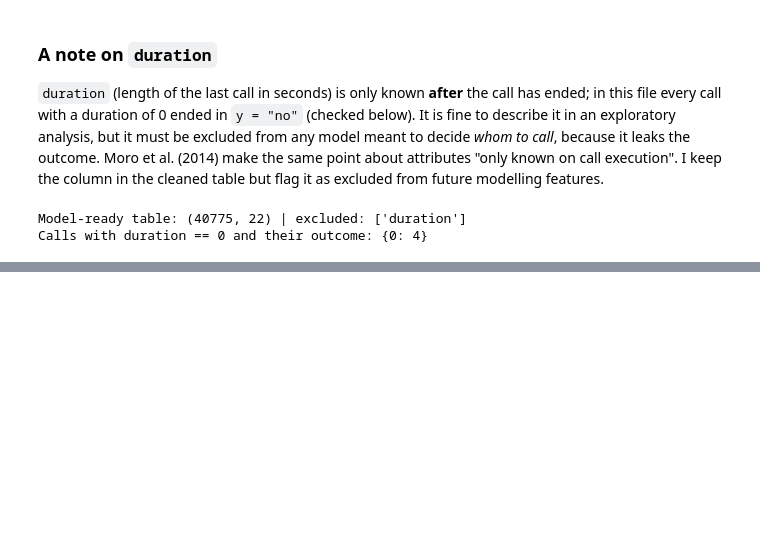
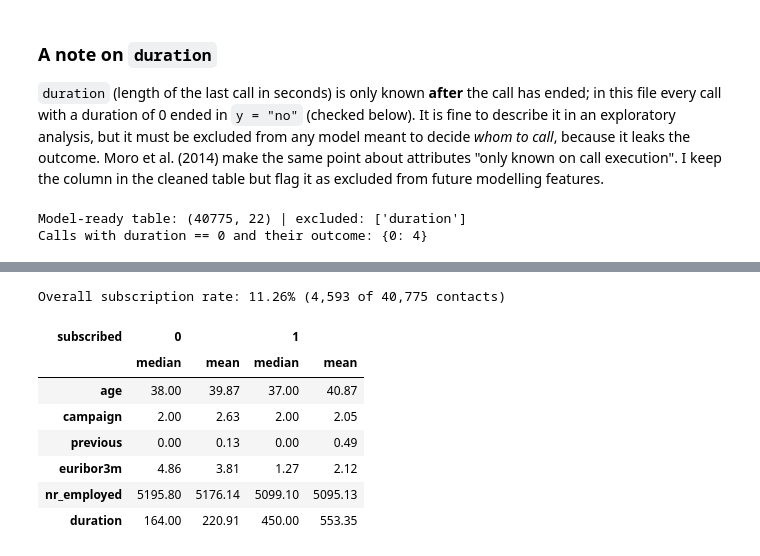
Before and after one commit to Gidarakos/ai-programming-foundations-project, a Jupyter notebook: data_workflow.ipynb, the cells around one changed output, grey strips where cells are left out. Saved outputs shown, nothing was run; the diff lists cells and outputs as text; code cells hidden in the pictures; blank space fills up the shorter version.

```diff
--- a/data_workflow.ipynb
+++ b/data_workflow.ipynb
@@ -352,0 +357,58 @@ Calls with duration == 0 and their outcome: {0: 4}
+# %%
+def summarize_by_outcome(df: pd.DataFrame, cols, target: str = "subscribed") -> pd.DataFrame:
+    """Median and mean of numeric columns for subscribers vs non-subscribers.
+
+    Parameters
+    ----------
+    df : pd.DataFrame
+    cols : list of str
+        Numeric columns to summarise.
+    target : str
+        Binary outcome column.
+
+    Returns
+    -------
+    pd.DataFrame
+        Rows = columns, MultiIndex columns = (statistic, outcome).
+    """
+    return df.groupby(target)[cols].agg(["median", "mean"]).T.unstack().round(2)
+
+
+def subscription_rate_by(df: pd.DataFrame, col: str, target: str = "subscribed", min_count: int = 0) -> pd.DataFrame:
+    """Subscription rate and number of contacts for each level of ``col``.
+
+    Parameters
+    ----------
+    df : pd.DataFrame
+    col : str
+        Grouping column (categorical or discrete numeric).
+    target : str
+        Binary outcome column (1 = subscribed).
+    min_count : int
+        Hide levels with fewer contacts than this.
+
+    Returns
+    -------
+    pd.DataFrame
+        Columns ``contacts`` and ``rate_pct``, sorted by rate (descending).
+    """
+    out = (df.groupby(col, observed=True)[target]
+             .agg(contacts="size", rate="mean")
+             .assign(rate_pct=lambda t: (100 * t["rate"]).round(2))
+             .drop(columns="rate"))
+    return out[out["contacts"] >= min_count].sort_values("rate_pct", ascending=False)
+
+
+overall_rate = 100 * clean["subscribed"].mean()
+print(f"Overall subscription rate: {overall_rate:.2f}% ({clean['subscribed'].sum():,} of {len(clean):,} contacts)")
+summarize_by_outcome(clean, ["age", "campaign", "previous", "euribor3m", "nr_employed", "duration"])
+# %% [output]
+Overall subscription rate: 11.26% (4,593 of 40,775 contacts)
+| subscribed | 0 |  | 1 |  |
+|  | median | mean | median | mean |
+| age | 38.00 | 39.87 | 37.00 | 40.87 |
+| campaign | 2.00 | 2.63 | 2.00 | 2.05 |
+| previous | 0.00 | 0.13 | 0.00 | 0.49 |
+| euribor3m | 4.86 | 3.81 | 1.27 | 2.12 |
+| nr_employed | 5195.80 | 5176.14 | 5099.10 | 5095.13 |
+| duration | 164.00 | 220.91 | 450.00 | 553.35 |
```
Also changed, not shown: parts of 12 cells of this notebook, 3 other files.
